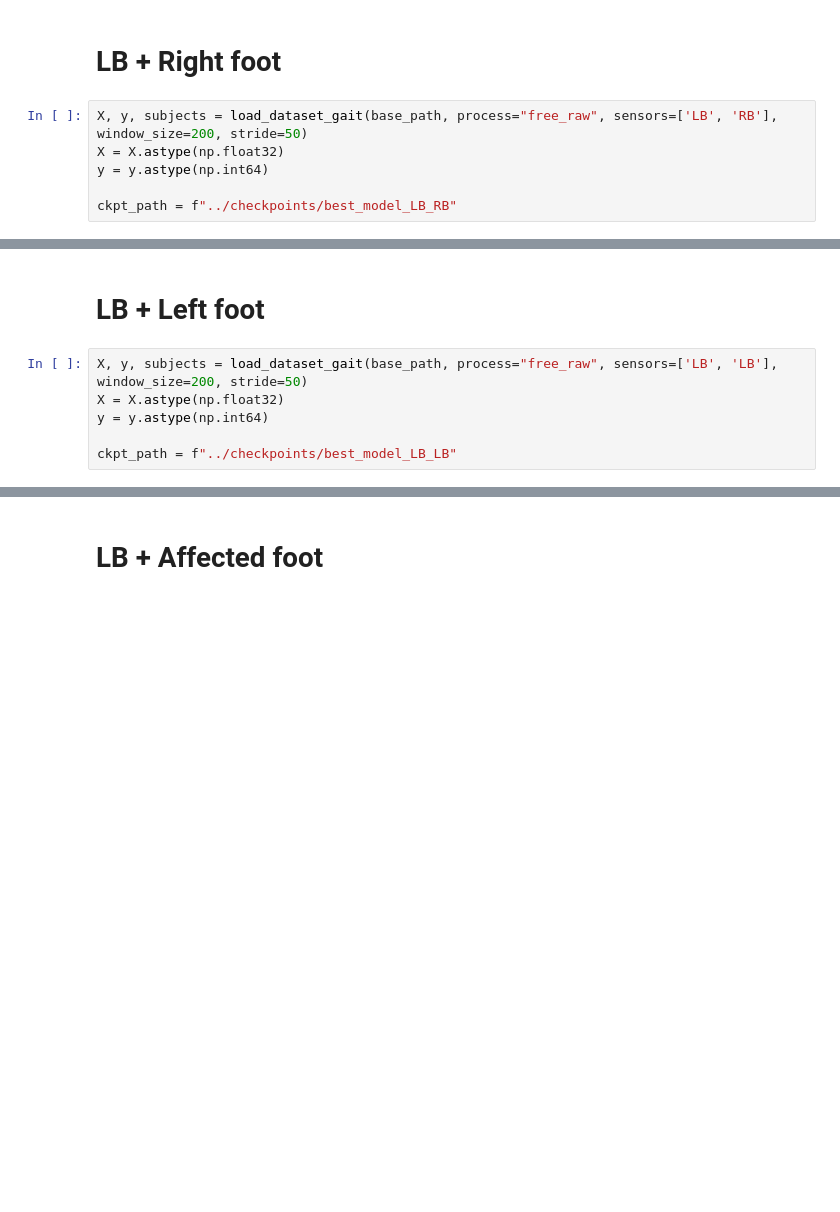
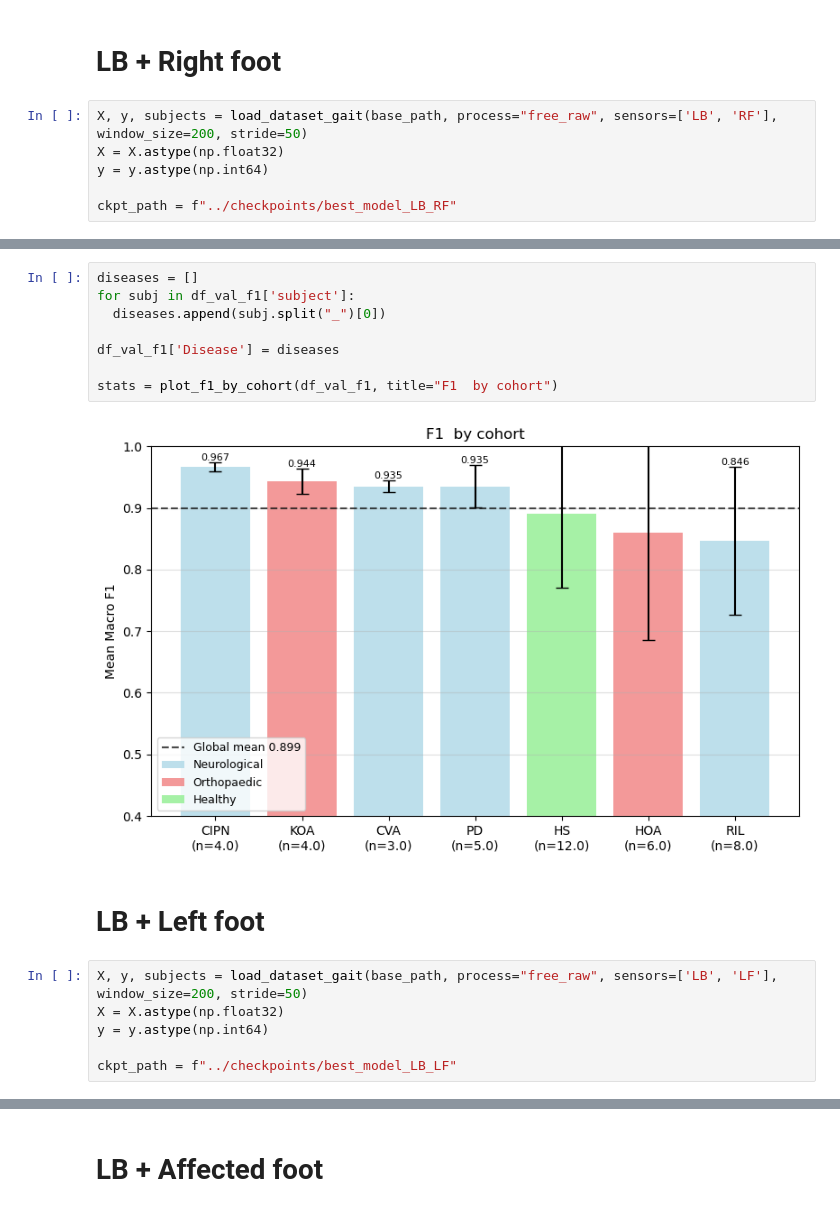
Before and after one commit to EnekoIsturitzSesma/GAIT-Analysis, a Jupyter notebook: notebooks/sensor_test.ipynb, the cells around one changed output, grey strips where cells are left out. Drawn from its saved outputs; the diff is of its cells as text; blank space fills up the shorter version.

Commit message:
sensor test

```diff
--- a/notebooks/sensor_test.ipynb
+++ b/notebooks/sensor_test.ipynb
@@ -42,11 +63,11 @@ print(f"Test F1 score: {test_f1:.4f}")
 # %% [markdown]
 # LB + Right foot
 # %%
-X, y, subjects = load_dataset_gait(base_path, process="free_raw", sensors=['LB', 'RB'], window_size=200, stride=50)
+X, y, subjects = load_dataset_gait(base_path, process="free_raw", sensors=['LB', 'RF'], window_size=200, stride=50)
 X = X.astype(np.float32)
 y = y.astype(np.int64)
 
-ckpt_path = f"../checkpoints/best_model_LB_RB"
+ckpt_path = f"../checkpoints/best_model_LB_RF"
 # %%
 trained_model, best_val_f1, test_f1, df_val_f1, df_test_f1 = train_model(
     X, y, subjects, model_name="cnnbilstm", norm="window",
@@ -59,11 +91,21 @@ print(f"Test F1 score: {test_f1:.4f}")
+# %%
+diseases = []
+for subj in df_val_f1['subject']:
+  diseases.append(subj.split("_")[0])
+
+df_val_f1['Disease'] = diseases
+
+stats = plot_f1_by_cohort(df_val_f1, title="F1  by cohort")
+# %% [output]
+[figure, added]
 # %% [markdown]
 # LB + Left foot
 # %%
-X, y, subjects = load_dataset_gait(base_path, process="free_raw", sensors=['LB', 'LB'], window_size=200, stride=50)
+X, y, subjects = load_dataset_gait(base_path, process="free_raw", sensors=['LB', 'LF'], window_size=200, stride=50)
 X = X.astype(np.float32)
 y = y.astype(np.int64)
 
-ckpt_path = f"../checkpoints/best_model_LB_LB"
+ckpt_path = f"../checkpoints/best_model_LB_LF"
 # %%
 trained_model, best_val_f1, test_f1, df_val_f1, df_test_f1 = train_model(
     X, y, subjects, model_name="cnnbilstm", norm="window",
```
Also changed, not shown: parts of 21 cells of this notebook, 1 other file.
